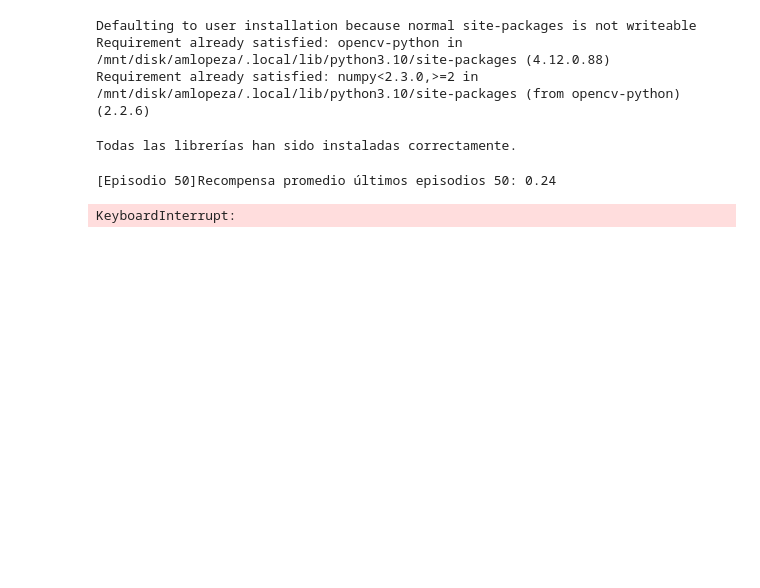
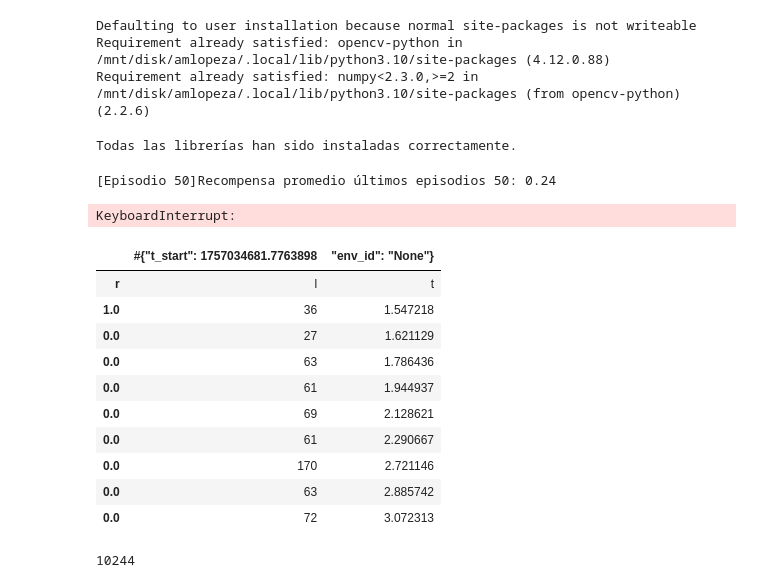
Before and after one commit to amlopeza/BattleZone_DQN_Agent, a Jupyter notebook: code/BattlezoneDQN.ipynb, the cells around one changed output. Cells and saved outputs as stored; diff of their text form; code cells hidden in the pictures; blank space fills up the shorter version.

Commit message:
expliracion archivo monitor

```diff
--- a/code/BattlezoneDQN.ipynb
+++ b/code/BattlezoneDQN.ipynb
@@ -209,6 +209,23 @@ if __name__ == "__main__":
 [Episodio 50]Recompensa promedio últimos episodios 50: 0.24
 KeyboardInterrupt:
 # %%
-monitor =  pd.read_csv('/content/logs_bzone/monitor.csv')
+import pandas as pd
+monitor =  pd.read_csv('./logs_bzone/monitor.csv')
 # %%
-monitor.head()
+monitor.head(10)
+# %% [output]
+|  | #{"t_start": 1757034681.7763898 | "env_id": "None"} |
+| r | l | t |
+| 1.0 | 36 | 1.547218 |
+| 0.0 | 27 | 1.621129 |
+| 0.0 | 63 | 1.786436 |
+| 0.0 | 61 | 1.944937 |
+| 0.0 | 69 | 2.128621 |
+| 0.0 | 61 | 2.290667 |
+| 0.0 | 170 | 2.721146 |
+| 0.0 | 63 | 2.885742 |
+| 0.0 | 72 | 3.072313 |
+# %%
+len(monitor)
+# %% [output]
+10244
```
